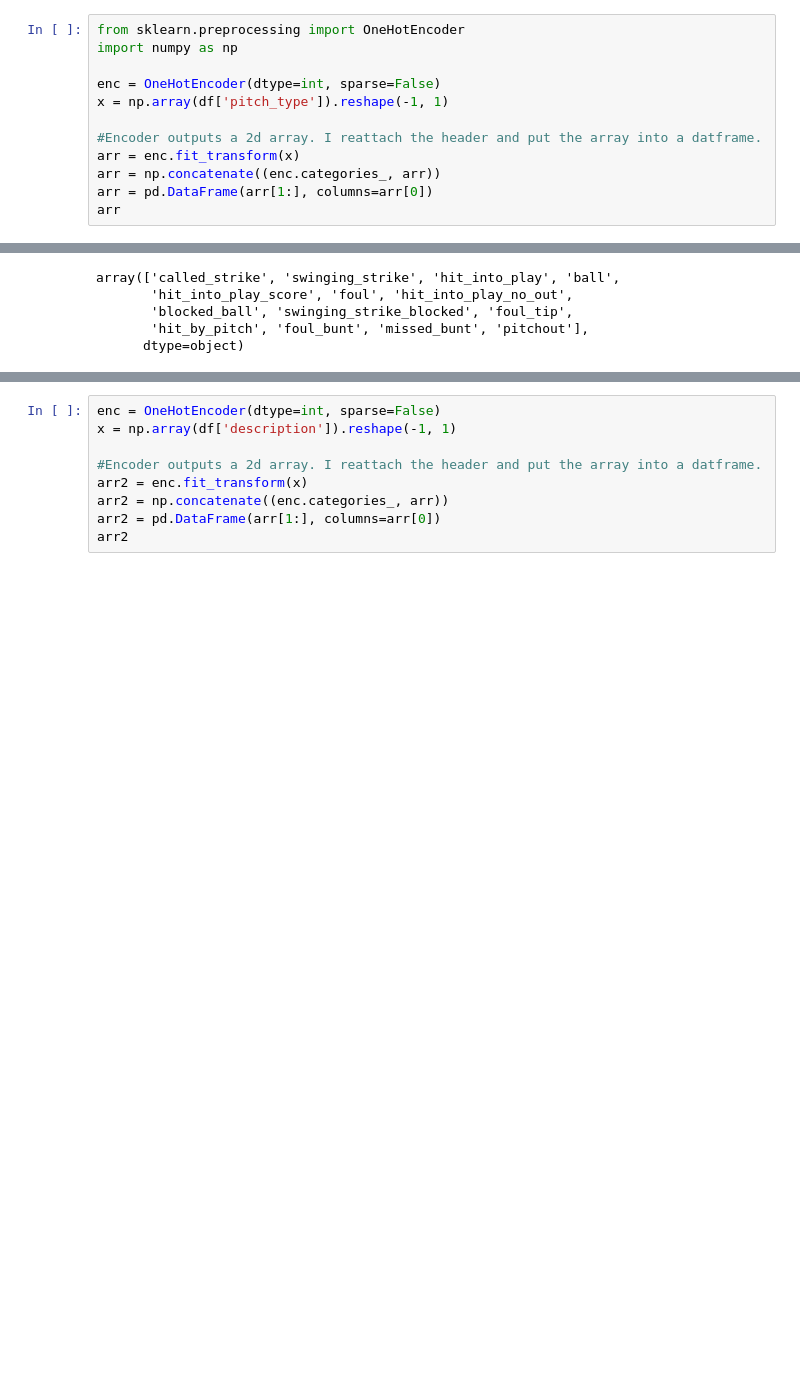
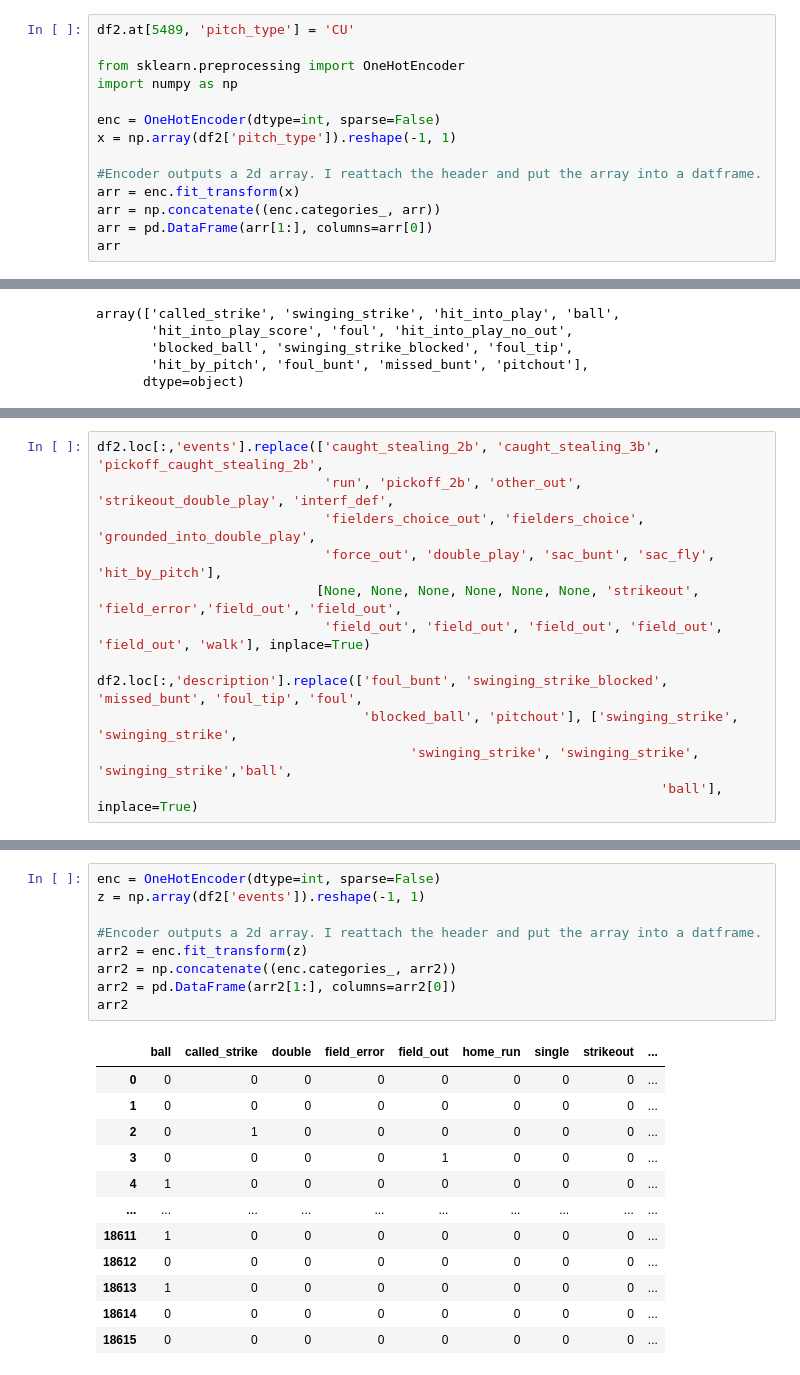
Before and after one commit to konstanzer/Ace_versus_Ace, a Jupyter notebook: notebooka/EDA.ipynb, the cells around one changed output, grey strips where cells are left out. Cells and saved outputs as stored; diff of their text form; blank space fills up the shorter version.

```diff
--- a/notebooka/EDA.ipynb
+++ b/notebooka/EDA.ipynb
@@ -98,9 +97,11 @@ df.at[5489, 'pitch_type'] = 'CU'
 # %%
+df2.at[5489, 'pitch_type'] = 'CU'
+
 from sklearn.preprocessing import OneHotEncoder
 import numpy as np
 
 enc = OneHotEncoder(dtype=int, sparse=False)
-x = np.array(df['pitch_type']).reshape(-1, 1)
+x = np.array(df2['pitch_type']).reshape(-1, 1)
 
 #Encoder outputs a 2d array. I reattach the header and put the array into a datframe.
 arr = enc.fit_transform(x)
@@ -191,0 +145,12 @@ df[df.description =='foul_bunt']
+# %%
+df2.loc[:,'events'].replace(['caught_stealing_2b', 'caught_stealing_3b', 'pickoff_caught_stealing_2b',
+                             'run', 'pickoff_2b', 'other_out', 'strikeout_double_play', 'interf_def',
+                             'fielders_choice_out', 'fielders_choice', 'grounded_into_double_play',
+                             'force_out', 'double_play', 'sac_bunt', 'sac_fly', 'hit_by_pitch'],
+                            [None, None, None, None, None, None, 'strikeout', 'field_error','field_out', 'field_out',
+                             'field_out', 'field_out', 'field_out', 'field_out', 'field_out', 'walk'], inplace=True)
+
+df2.loc[:,'description'].replace(['foul_bunt', 'swinging_strike_blocked', 'missed_bunt', 'foul_tip', 'foul',
+                                  'blocked_ball', 'pitchout'], ['swinging_strike', 'swinging_strike',
+                                        'swinging_strike', 'swinging_strike', 'swinging_strike','ball',
+                                                                        'ball'], inplace=True)
@@ -192,10 +193,22 @@ df[df.description =='foul_bunt']
 # %%
 enc = OneHotEncoder(dtype=int, sparse=False)
-x = np.array(df['description']).reshape(-1, 1)
+z = np.array(df2['events']).reshape(-1, 1)
 
 #Encoder outputs a 2d array. I reattach the header and put the array into a datframe.
-arr2 = enc.fit_transform(x)
-arr2 = np.concatenate((enc.categories_, arr))
-arr2 = pd.DataFrame(arr[1:], columns=arr[0])
+arr2 = enc.fit_transform(z)
+arr2 = np.concatenate((enc.categories_, arr2))
+arr2 = pd.DataFrame(arr2[1:], columns=arr2[0])
 arr2
 # %% [output]
+|  | ball | called_strike | double | field_error | field_out | home_run | single | strikeout | ... |
+| 0 | 0 | 0 | 0 | 0 | 0 | 0 | 0 | 0 | ... |
+| 1 | 0 | 0 | 0 | 0 | 0 | 0 | 0 | 0 | ... |
+| 2 | 0 | 1 | 0 | 0 | 0 | 0 | 0 | 0 | ... |
+| 3 | 0 | 0 | 0 | 0 | 1 | 0 | 0 | 0 | ... |
+| 4 | 1 | 0 | 0 | 0 | 0 | 0 | 0 | 0 | ... |
+| ... | ... | ... | ... | ... | ... | ... | ... | ... | ... |
+| 18611 | 1 | 0 | 0 | 0 | 0 | 0 | 0 | 0 | ... |
+| 18612 | 0 | 0 | 0 | 0 | 0 | 0 | 0 | 0 | ... |
+| 18613 | 1 | 0 | 0 | 0 | 0 | 0 | 0 | 0 | ... |
+| 18614 | 0 | 0 | 0 | 0 | 0 | 0 | 0 | 0 | ... |
+| 18615 | 0 | 0 | 0 | 0 | 0 | 0 | 0 | 0 | ... |
```
Also changed, not shown: parts of 27 cells of this notebook, 2 other files.
